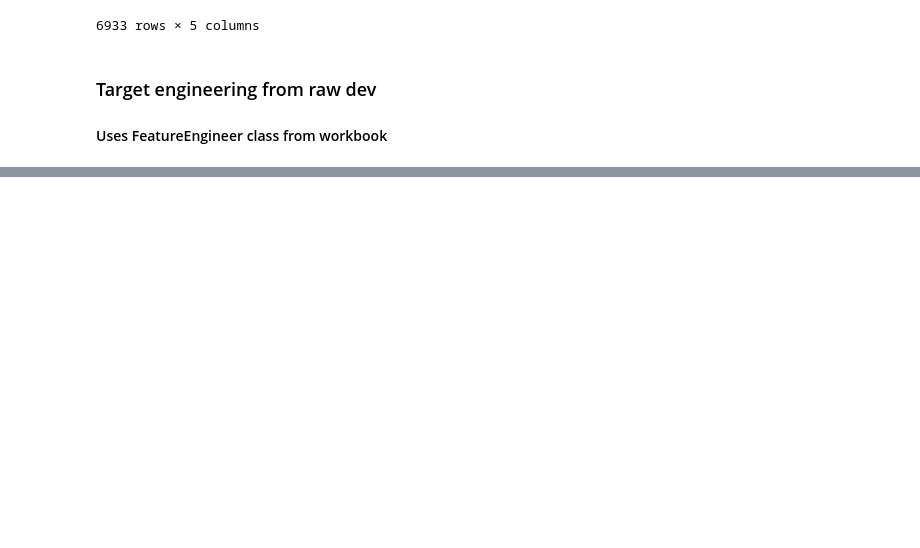
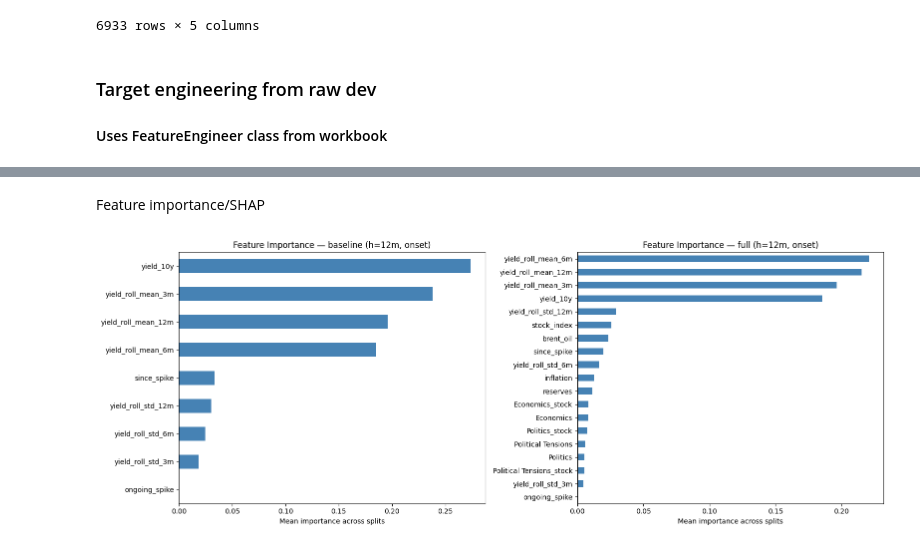
Before and after one commit to samuelfraley-bse/forecast-a1, a Jupyter notebook: notebooks/clean.ipynb, the cells around one changed output, grey strips where cells are left out. Cells and saved outputs as stored; diff of their text form; code cells hidden in the pictures; blank space fills up the shorter version.

```diff
--- a/notebooks/clean.ipynb
+++ b/notebooks/clean.ipynb
@@ -217,0 +585,34 @@ class TargetEngineer():
+# %% [markdown]
+Feature importance/SHAP
+# %%
+# Average feature importance across all splits for the full model
+# Using the last horizon (12m) onset as the reference — most interesting for early warning
+
+H = 12
+TARGET = 'onset'
+
+fitted_estimators = {}
+for model_name, feat_cols in [('baseline', baseline_cols), ('full', full_cols)]:
+    cv = build_cv(gap=H)
+    X = df[feat_cols]
+    y = df[f'ons_h{H}'].astype(float)
+    _, estimators = cross_val_fit_predict(
+        estimator=RandomForestClassifier(max_depth=4, max_features=0.2, min_samples_leaf=100, random_state=42),
+        X=X, y=y, cv=cv, method='predict_proba', drop_na_in_y=True
+    )
+    fitted_estimators[model_name] = (estimators, feat_cols)
+
+fig, axes = plt.subplots(1, 2, figsize=(16, 6))
+
+for ax, (model_name, (estimators, feat_cols)) in zip(axes, fitted_estimators.items()):
+    importances = np.mean([e.feature_importances_ for e in estimators], axis=0)
+    imp_df = pd.Series(importances, index=feat_cols).sort_values(ascending=True)
+
+    imp_df.plot(kind='barh', ax=ax, color='steelblue')
+    ax.set_title(f'Feature Importance — {model_name} (h={H}m, {TARGET})')
+    ax.set_xlabel('Mean importance across splits')
+
+plt.tight_layout()
+plt.show()
+# %% [output]
+[figure, added]
```
Also changed, not shown: parts of 27 cells of this notebook, 5 other files.
